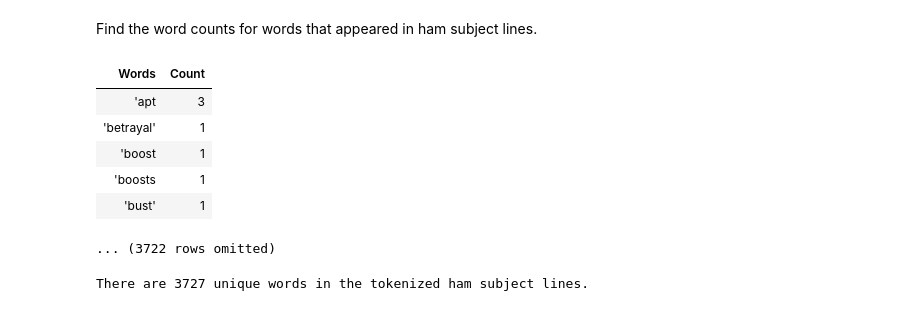
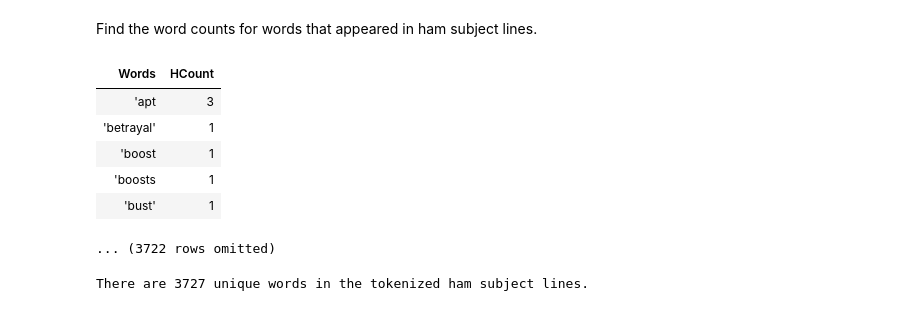
Before and after one commit to cheykrampitz/Krampitz.Math377, a Jupyter notebook: Project Math 377 Fall 18 Exploration (Block 1).ipynb, the cells around one changed output. Drawn from its saved outputs; the diff is of its cells as text; code cells hidden in the pictures.

```diff
--- a/Project Math 377 Fall 18 Exploration (Block 1).ipynb
+++ b/Project Math 377 Fall 18 Exploration (Block 1).ipynb
@@ -360,13 +361,13 @@ Find the word counts for words that appeared in ham subject lines.
 # %%
 # Get counts and frequency
 # Flatten first
 ham_words = [item for sublist in Ham_data_table_token.column(0) for item in sublist]
 # Put into a table
 ham_table = ds.Table().with_columns('Words', ham_words)
-ham_word_counts = ham_table.group('Words').relabel('count', 'Count')
+ham_word_counts = ham_table.group('Words').relabel('count', 'HCount')
 ham_word_counts.show(5)
 # %% [output]
-| Words | Count |
+| Words | HCount |
 | 'apt | 3 |
 | 'betrayal' | 1 |
 | 'boost | 1 |
```
Also changed, not shown: parts of 13 cells of this notebook.
